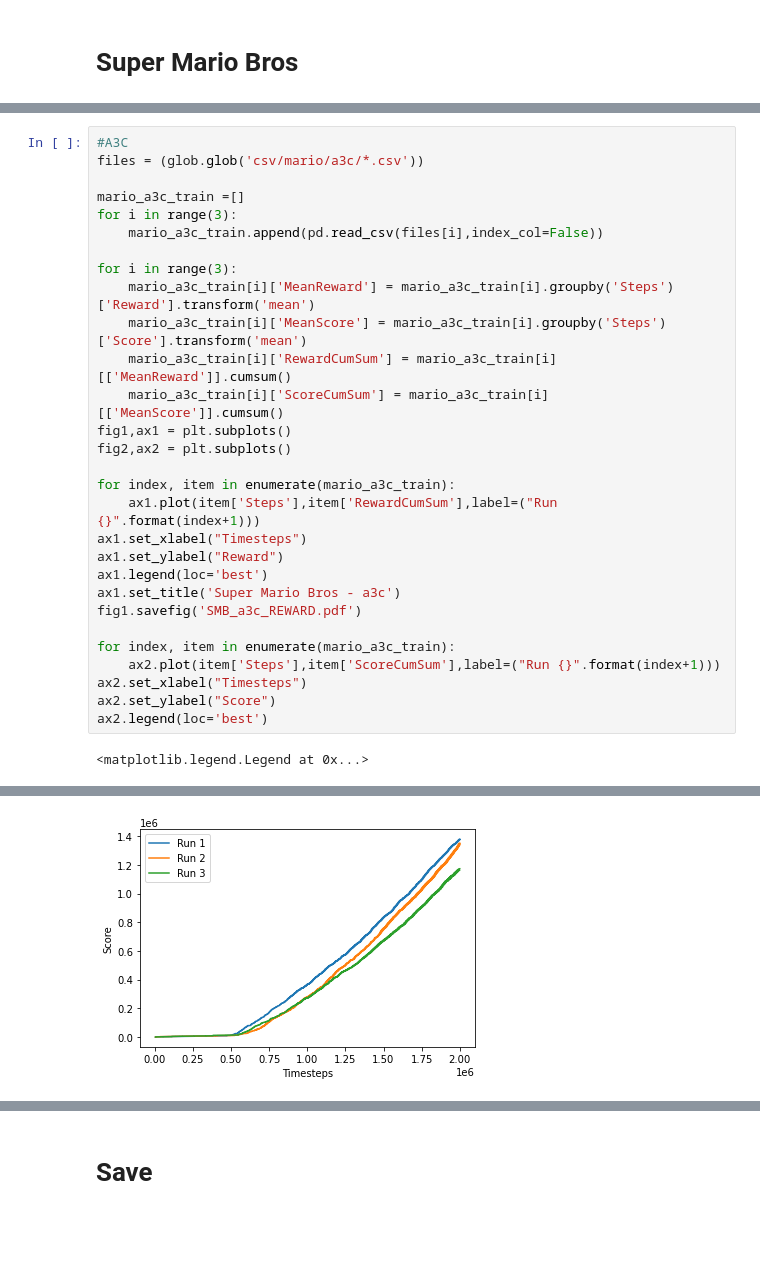
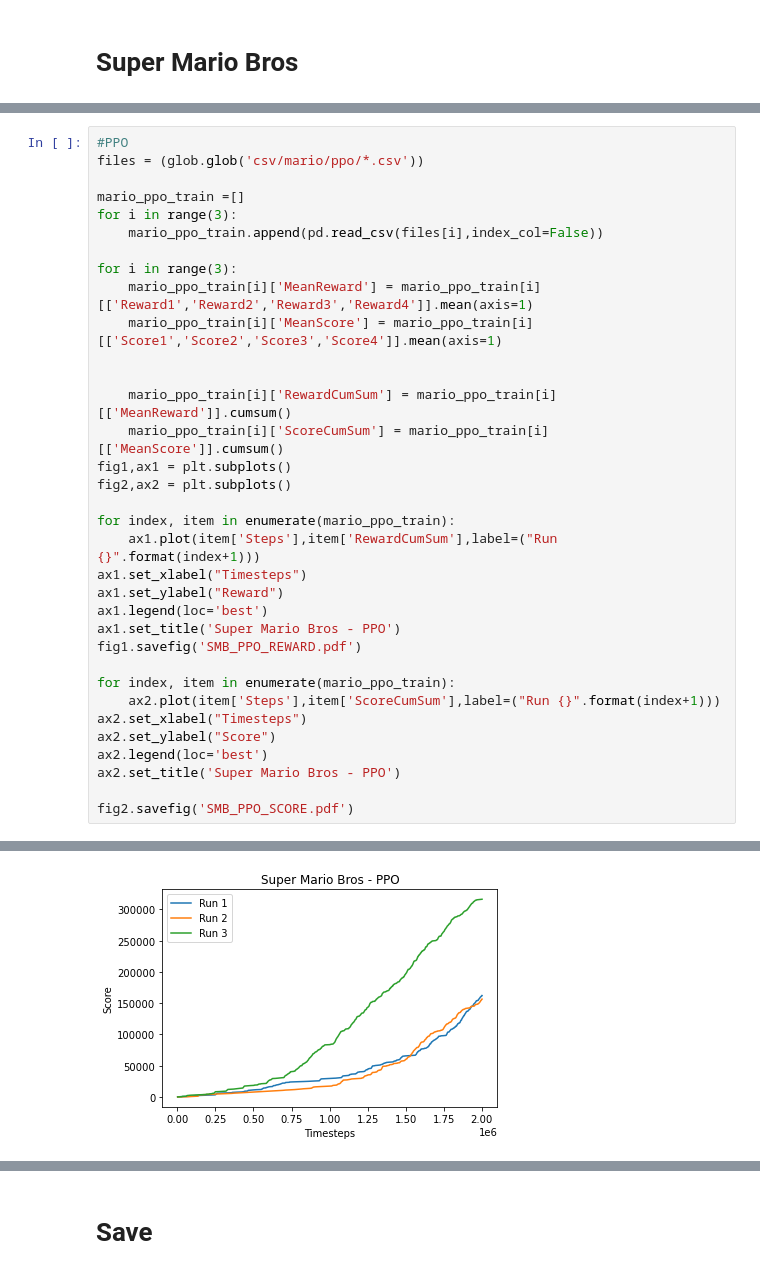
Before and after one commit to econnolly27/ReinforcementLearningNES, a Jupyter notebook: testing/graphs.ipynb, the cells around one changed output, grey strips where cells are left out. Cells and saved outputs as stored; diff of their text form; blank space fills up the shorter version.

```diff
--- a/testing/graphs.ipynb
+++ b/testing/graphs.ipynb
@@ -7,31 +83,35 @@ import glob
 # %%
-#A3C
-files = (glob.glob('csv/mario/a3c/*.csv'))
+#PPO
+files = (glob.glob('csv/mario/ppo/*.csv'))
 
-mario_a3c_train =[]
+mario_ppo_train =[]
 for i in range(3):
-    mario_a3c_train.append(pd.read_csv(files[i],index_col=False))
+    mario_ppo_train.append(pd.read_csv(files[i],index_col=False))
 
 for i in range(3):
-    mario_a3c_train[i]['MeanReward'] = mario_a3c_train[i].groupby('Steps')['Reward'].transform('mean')
-    mario_a3c_train[i]['MeanScore'] = mario_a3c_train[i].groupby('Steps')['Score'].transform('mean')
-    mario_a3c_train[i]['RewardCumSum'] = mario_a3c_train[i][['MeanReward']].cumsum()
-    mario_a3c_train[i]['ScoreCumSum'] = mario_a3c_train[i][['MeanScore']].cumsum()
+    mario_ppo_train[i]['MeanReward'] = mario_ppo_train[i][['Reward1','Reward2','Reward3','Reward4']].mean(axis=1)
+    mario_ppo_train[i]['MeanScore'] = mario_ppo_train[i][['Score1','Score2','Score3','Score4']].mean(axis=1)
+
+
+    mario_ppo_train[i]['RewardCumSum'] = mario_ppo_train[i][['MeanReward']].cumsum()
+    mario_ppo_train[i]['ScoreCumSum'] = mario_ppo_train[i][['MeanScore']].cumsum()
 fig1,ax1 = plt.subplots()
 fig2,ax2 = plt.subplots()
 
-for index, item in enumerate(mario_a3c_train):
+for index, item in enumerate(mario_ppo_train):
     ax1.plot(item['Steps'],item['RewardCumSum'],label=("Run {}".format(index+1)))
 ax1.set_xlabel("Timesteps")
 ax1.set_ylabel("Reward")
 ax1.legend(loc='best')
-ax1.set_title('Super Mario Bros - a3c')
-fig1.savefig('SMB_a3c_REWARD.pdf')
+ax1.set_title('Super Mario Bros - PPO')
+fig1.savefig('SMB_PPO_REWARD.pdf')
 
-for index, item in enumerate(mario_a3c_train):
+for index, item in enumerate(mario_ppo_train):
     ax2.plot(item['Steps'],item['ScoreCumSum'],label=("Run {}".format(index+1)))
 ax2.set_xlabel("Timesteps")
 ax2.set_ylabel("Score")
 ax2.legend(loc='best')
+ax2.set_title('Super Mario Bros - PPO')
+
+fig2.savefig('SMB_PPO_SCORE.pdf')
 # %% [output]
-<matplotlib.legend.Legend at 0x...>
@@ -39 +119 @@ ax2.legend(loc='best')
-[figure, old version]
+[figure, new version]
```
Also changed, not shown: parts of 3 cells of this notebook, 13 other files.
